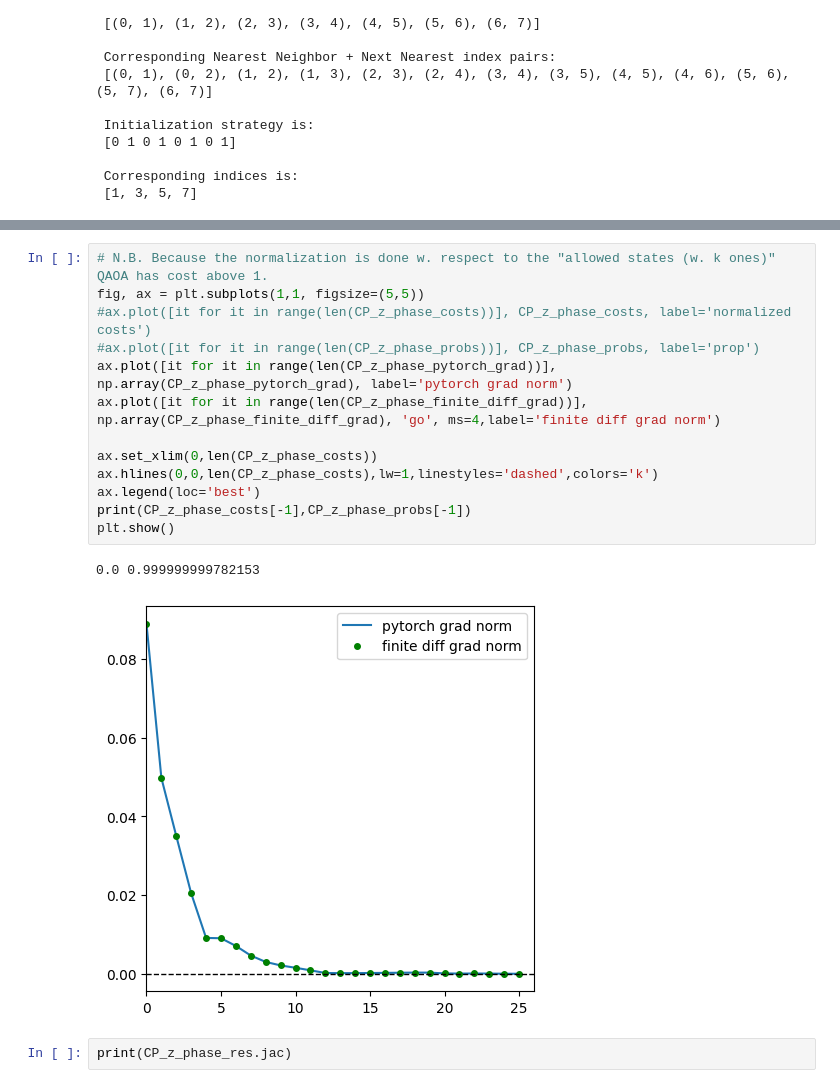
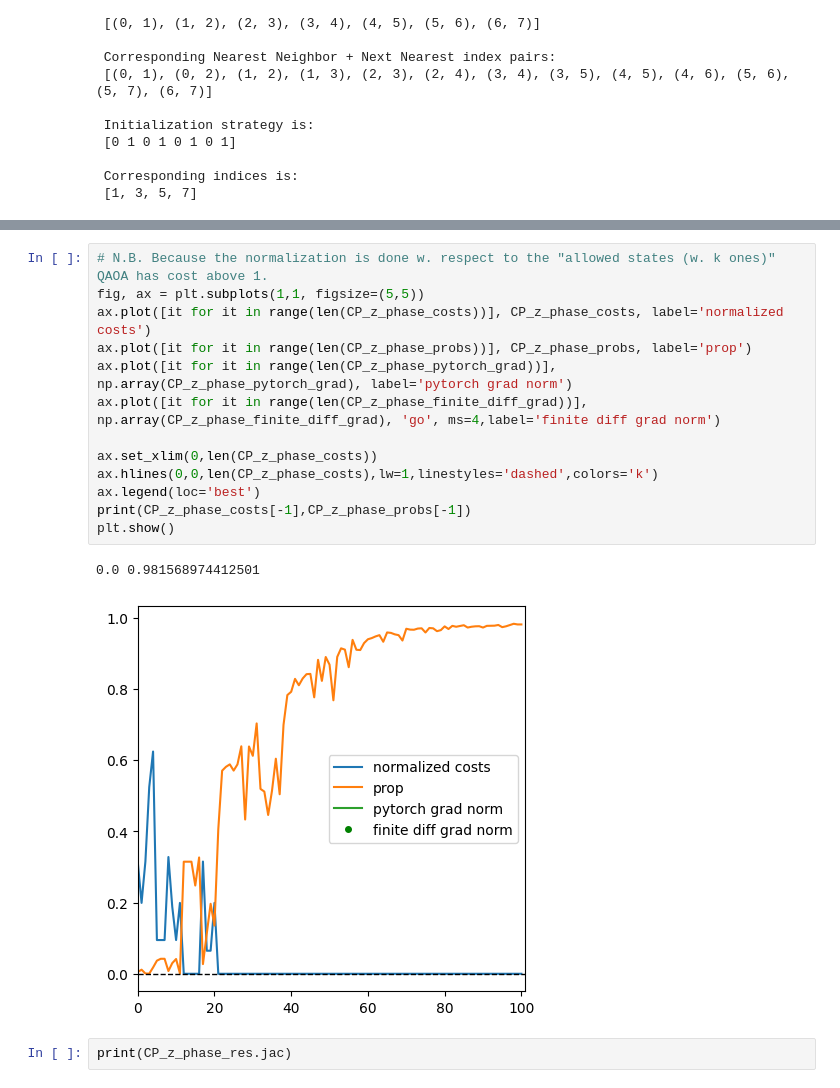
Before and after one commit to seba2390/Azurestuff, a Jupyter notebook: scripts/fig. 9.ipynb, the cells around one changed output, grey strips where cells are left out. Cells and saved outputs as stored; diff of their text form.

```diff
--- a/scripts/fig. 9.ipynb
+++ b/scripts/fig. 9.ipynb
@@ -200,19 +208,19 @@ CP_z_phase_res
 # %%
 # N.B. Because the normalization is done w. respect to the "allowed states (w. k ones)" QAOA has cost above 1.
 fig, ax = plt.subplots(1,1, figsize=(5,5))
-#ax.plot([it for it in range(len(CP_z_phase_costs))], CP_z_phase_costs, label='normalized costs')
-#ax.plot([it for it in range(len(CP_z_phase_probs))], CP_z_phase_probs, label='prop')
+ax.plot([it for it in range(len(CP_z_phase_costs))], CP_z_phase_costs, label='normalized costs')
+ax.plot([it for it in range(len(CP_z_phase_probs))], CP_z_phase_probs, label='prop')
 ax.plot([it for it in range(len(CP_z_phase_pytorch_grad))], np.array(CP_z_phase_pytorch_grad), label='pytorch grad norm')
 ax.plot([it for it in range(len(CP_z_phase_finite_diff_grad))], np.array(CP_z_phase_finite_diff_grad), 'go', ms=4,label='finite diff grad norm')
 
 ax.set_xlim(0,len(CP_z_phase_costs))
 ax.hlines(0,0,len(CP_z_phase_costs),lw=1,linestyles='dashed',colors='k')
 ax.legend(loc='best')
 print(CP_z_phase_costs[-1],CP_z_phase_probs[-1])
 plt.show()
 # %% [output]
-0.0 0.999999999782153
+0.0 0.981568974412501
-[figure, old version]
+[figure, new version]
 # %%
 print(CP_z_phase_res.jac)
 # %% [output]
```
Also changed, not shown: parts of 4 cells of this notebook, 3 other files.
